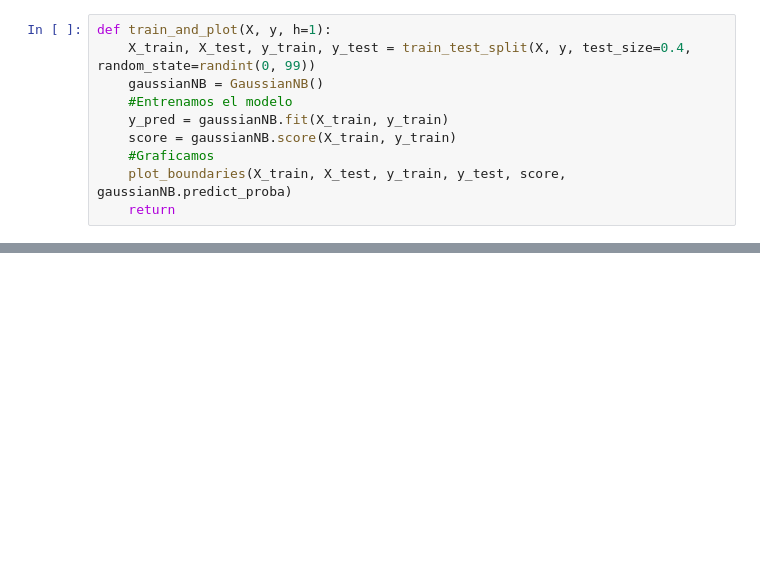
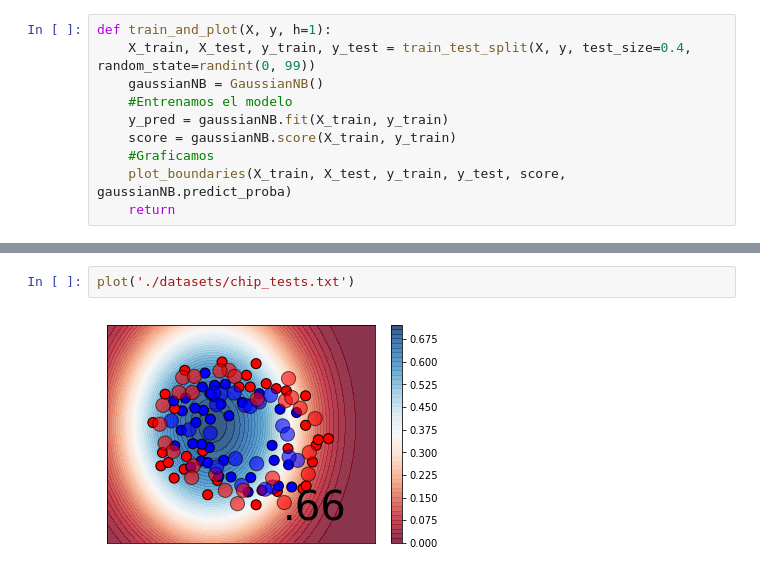
Before and after one commit to itba-machine-learning/Intro-Probabilidad, a Jupyter notebook: Problema 2.ipynb, the cells around one changed output, grey strips where cells are left out. Cells and saved outputs as stored; diff of their text form; blank space fills up the shorter version.

```diff
--- a/Problema 2.ipynb
+++ b/Problema 2.ipynb
@@ -99,0 +69,4 @@ train_and_plot(np.array(X), y)
+# %%
+plot('./datasets/chip_tests.txt')
+# %% [output]
+[figure, added]
```
Also changed, not shown: parts of 4 cells of this notebook, 3 other files.
